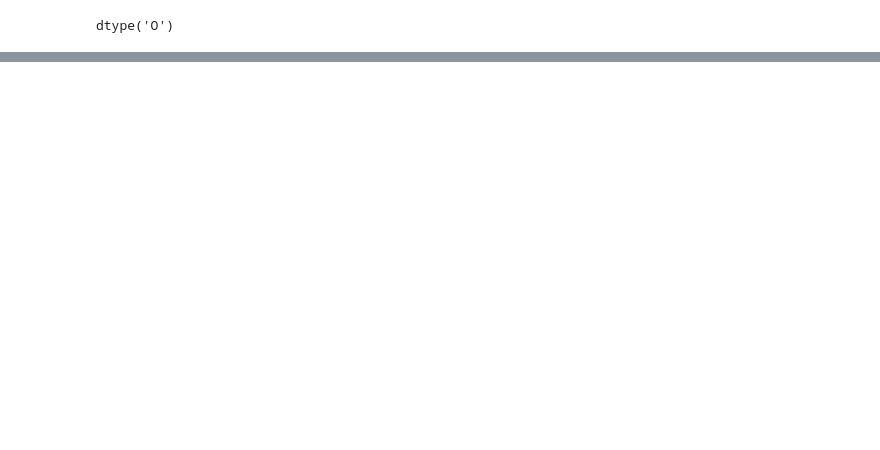
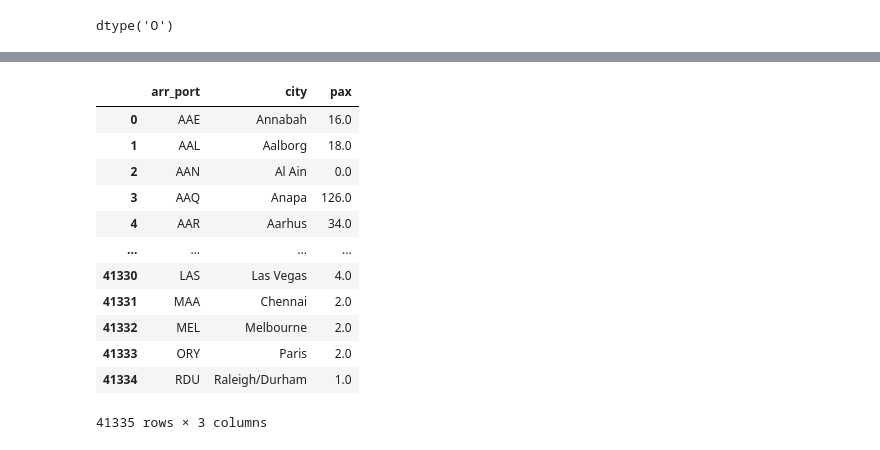
Before and after one commit to Laurajmoreno/DS_Challenge, a Jupyter notebook: Exercise 2 - Top 10 arrival airports in 2013 .ipynb, the cells around one changed output, grey strips where cells are left out. Drawn from its saved outputs; the diff is of its cells as text; code cells hidden in the pictures; blank space fills up the shorter version.

```diff
--- a/Exercise 2 - Top 10 arrival airports in 2013 .ipynb
+++ b/Exercise 2 - Top 10 arrival airports in 2013 .ipynb
@@ -295,0 +339,17 @@ pax_per_airport_city_2013
+# %%
+pax_per_airport_city_2013 = pax_per_airport_city_2013[['arr_port','city','pax']]
+pax_per_airport_city_2013
+# %% [output]
+|  | arr_port | city | pax |
+| 0 | AAE | Annabah | 16.0 |
+| 1 | AAL | Aalborg | 18.0 |
+| 2 | AAN | Al Ain | 0.0 |
+| 3 | AAQ | Anapa | 126.0 |
+| 4 | AAR | Aarhus | 34.0 |
+| ... | ... | ... | ... |
+| 41330 | LAS | Las Vegas | 4.0 |
+| 41331 | MAA | Chennai | 2.0 |
+| 41332 | MEL | Melbourne | 2.0 |
+| 41333 | ORY | Paris | 2.0 |
+| 41334 | RDU | Raleigh/Durham | 1.0 |
+41335 rows × 3 columns
```
Also changed, not shown: parts of 13 cells of this notebook.
